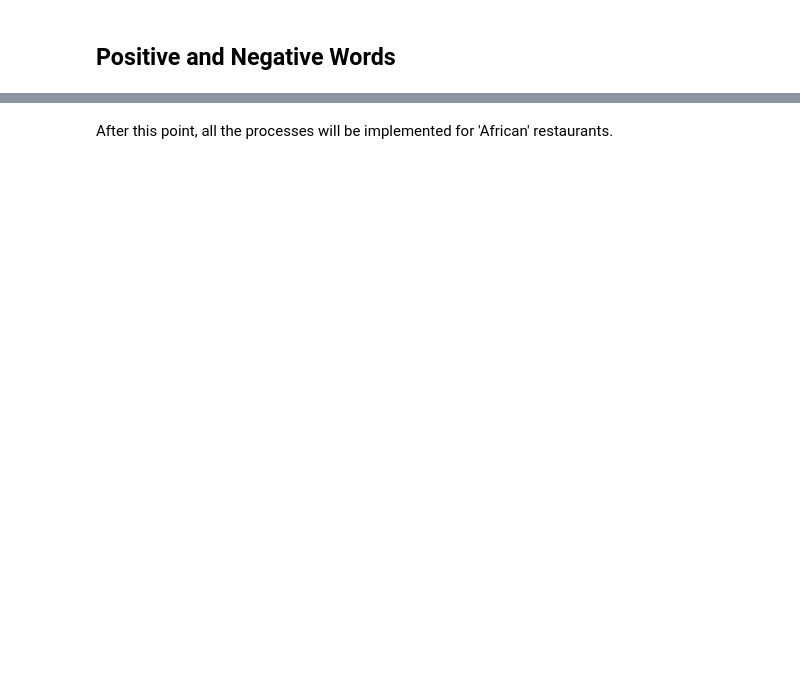
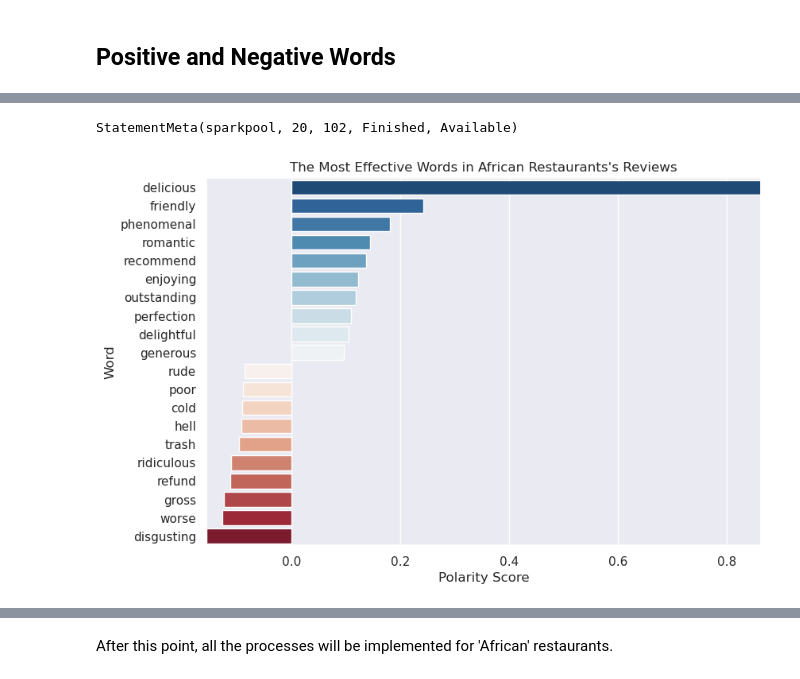
Before and after one commit to yusufkurubacak/PySpark-Yelp-Restaurant-Reviews-Sentiment-Analysis, a Jupyter notebook: Yelp_Sentiment_Analysis.ipynb, the cells around one changed output, grey strips where cells are left out. Cells and saved outputs as stored; diff of their text form; code cells hidden in the pictures; blank space fills up the shorter version.

```diff
--- a/Yelp_Sentiment_Analysis.ipynb
+++ b/Yelp_Sentiment_Analysis.ipynb
@@ -453,0 +448,2 @@ StatementMeta(sparkpool, 16, 24, Finished, Available)
+# %%
+restaurants_reviews = restaurants_reviews.withColumn("text_filtered", udf(filter_words, returnType=ArrayType(StringType()))(col("text_clean")))
@@ -453,0 +464,3 @@ StatementMeta(sparkpool, 16, 24, Finished, Available)
+# %%
+#Drop unnecessary columns
+restaurants_reviews = restaurants_reviews.select(['category','text_filtered','labels_bool'])
@@ -453,0 +555,11 @@ StatementMeta(sparkpool, 16, 24, Finished, Available)
+# %%
+def get_plot(sum_df,category):
+    sns.set_style('darkgrid')
+    sns.set_context('notebook')
+    fig,ax = plt.subplots(figsize = (9,6))
+    sns.barplot(data = sum_df, x = 'polarity' , y = 'word',palette = 'RdBu_r')
+    plt.title("The Most Effective Words in " + category + " Restaurants's Reviews")
+    plt.xlabel('Polarity Score')
+    plt.ylabel('Word')
+    plt.xlim(sum_df['polarity'].min(),sum_df['polarity'].max())
+    plt.show()
@@ -453,0 +568,2 @@ StatementMeta(sparkpool, 16, 24, Finished, Available)
+# %%
+african_df = get_polarity('African')
@@ -453,0 +591,5 @@ StatementMeta(sparkpool, 16, 24, Finished, Available)
+# %%
+get_plot(african_df,'African')
+# %% [output]
+StatementMeta(sparkpool, 20, 102, Finished, Available)
+[figure, added]
```
Also changed, not shown: parts of 149 cells of this notebook.
